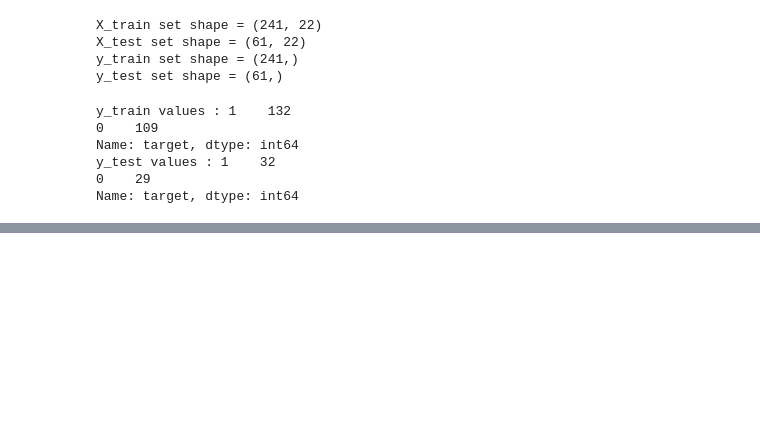
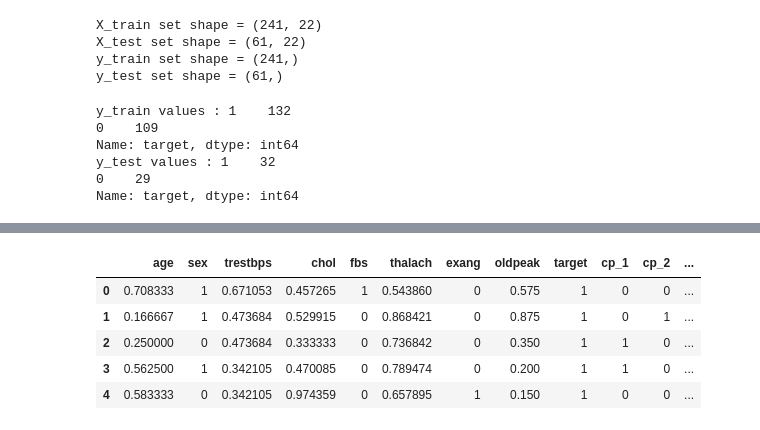
Before and after one commit to danielmuzyk/MachineLearning, a Jupyter notebook: ML_project_1.ipynb, the cells around one changed output, grey strips where cells are left out. Cells and saved outputs as stored; diff of their text form; code cells hidden in the pictures; blank space fills up the shorter version.

```diff
--- a/ML_project_1.ipynb
+++ b/ML_project_1.ipynb
@@ -440,0 +447,16 @@ fit_score_crossval(model=models_ML, X=X_2, y=y_2, folds=9 )
+# %%
+# trying diffrent scaler
+
+from sklearn.preprocessing import MinMaxScaler
+
+scaler_2 = MinMaxScaler()
+data_4 = data_2.copy()
+data_4[numerical_features] = scaler_2.fit_transform(data_4[numerical_features])
+data_4.head()
+# %% [output]
+|  | age | sex | trestbps | chol | fbs | thalach | exang | oldpeak | target | cp_1 | cp_2 | ... |
+| 0 | 0.708333 | 1 | 0.671053 | 0.457265 | 1 | 0.543860 | 0 | 0.575 | 1 | 0 | 0 | ... |
+| 1 | 0.166667 | 1 | 0.473684 | 0.529915 | 0 | 0.868421 | 0 | 0.875 | 1 | 0 | 1 | ... |
+| 2 | 0.250000 | 0 | 0.473684 | 0.333333 | 0 | 0.736842 | 0 | 0.350 | 1 | 1 | 0 | ... |
+| 3 | 0.562500 | 1 | 0.342105 | 0.470085 | 0 | 0.789474 | 0 | 0.200 | 1 | 1 | 0 | ... |
+| 4 | 0.583333 | 0 | 0.342105 | 0.974359 | 0 | 0.657895 | 1 | 0.150 | 1 | 0 | 0 | ... |
```
Also changed, not shown: parts of 8 cells of this notebook.
